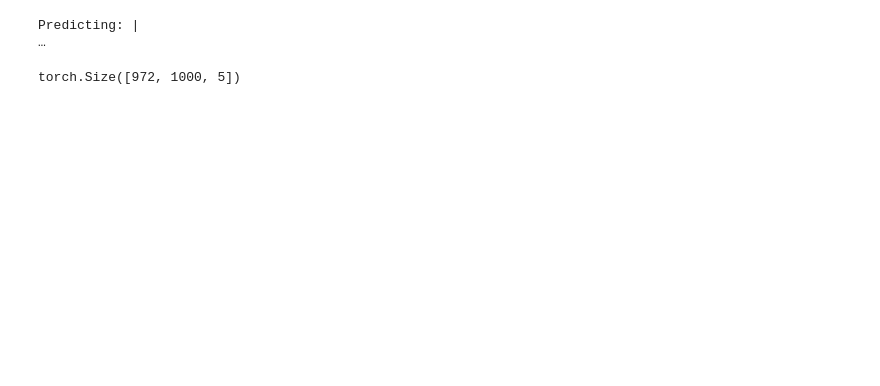
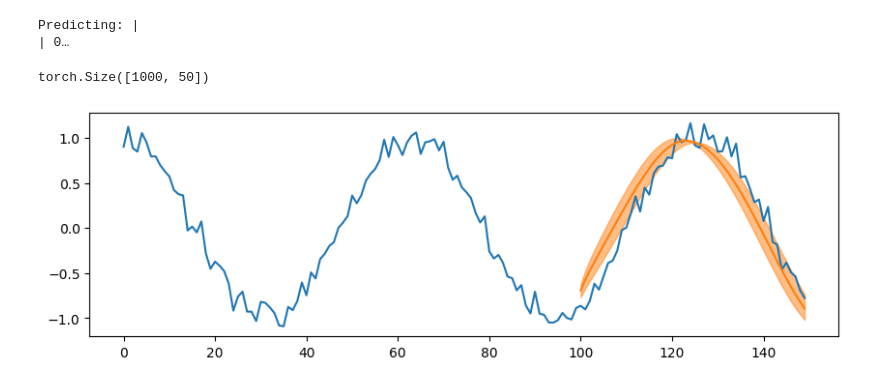
Before and after one commit to TimeBinFM/binconvfm, a Jupyter notebook: notebooks/lstm.ipynb, the cells around one changed output. Drawn from its saved outputs; the diff is of its cells as text; code cells hidden in the pictures; blank space fills up the shorter version.

Commit message:
refactoring, add tests

```diff
--- a/notebooks/lstm.ipynb
+++ b/notebooks/lstm.ipynb
@@ -7,9 +7,10 @@ import matplotlib.pyplot as plt
 from tqdm import trange
 # %%
 class Seq2SeqDataset(Dataset):
-    def __init__(self, seq, input_len=24, output_len=5):
+    def __init__(self, seq, input_len=24, output_len=5, n_samples=1000):
         self.input_len = input_len
         self.output_len = output_len
+        self.n_samples = n_samples
         self.seq = torch.tensor(seq, dtype=torch.float32)
         self.length = len(seq) - input_len - output_len + 1
 
@@ -19,7 +20,7 @@ class Seq2SeqDataset(Dataset):
     def __getitem__(self, idx):
         input_seq = self.seq[idx : idx + self.input_len]
         target_seq = self.seq[idx + self.input_len : idx + self.input_len + self.output_len]
-        return input_seq, self.output_len, target_seq
+        return input_seq, self.output_len, self.n_samples, target_seq
 # %%
 x_space = np.linspace(0, 100, 1000)
 seq = np.sin(x_space) + np.random.randn(1000)*0.1
@@ -32,12 +33,12 @@ plt.show()
 # %%
-input_len = 24
-output_len = 5
+input_len = 100
+output_len = 50
 
-train_dataset = Seq2SeqDataset(seq)
-val_dataset = Seq2SeqDataset(seq)
-test_dataset = Seq2SeqDataset(seq)
+train_dataset = Seq2SeqDataset(seq, input_len, output_len)
+val_dataset = Seq2SeqDataset(seq, input_len, output_len)
+test_dataset = Seq2SeqDataset(seq, input_len, output_len)
 # %%
-model = LSTMForecaster(input_len, output_len, hidden_dim=64, num_epochs=2)
+model = LSTMForecaster(hidden_dim=64, num_epochs=5)
 model.fit(train_dataset, val_dataset)
 # %% [output]
 💡 Tip: For seamless cloud uploads and versioning, try installing [litmodels](https://pypi.org/project/litmodels/) to enable LitModelCheckpoint, which syncs automatically with the Lightning model regis ...
@@ -80,5 +79,18 @@ Testing: |
 pred = model.predict(test_dataset)
 pred[0].shape
 # %% [output]
-Predicting: |                                                                                                 …
+Predicting: |                                                                                              | 0…
-torch.Size([972, 1000, 5])
+torch.Size([1000, 50])
+# %%
+idx = torch.randint(len(test_dataset), (1,)).item()
+input_seq, horizon, n_samples, target_seq = test_dataset[idx]
+q = torch.tensor([0.01, 0.5, 0.99])
+pred_seq = torch.quantile(pred[idx], q=q, dim=0)
+
+plt.figure(figsize=(10, 3))
+plt.plot(range(input_len+output_len), torch.concat([input_seq, target_seq]))
+plt.plot(range(input_len, input_len+output_len), pred_seq[1])
+plt.fill_between(range(input_len, input_len+output_len), pred_seq[0], pred_seq[2], alpha=0.5, color='tab:orange')
+plt.show()
+# %% [output]
+[figure, added]
```
Also changed, not shown: parts of 3 cells of this notebook, 4 other files.
